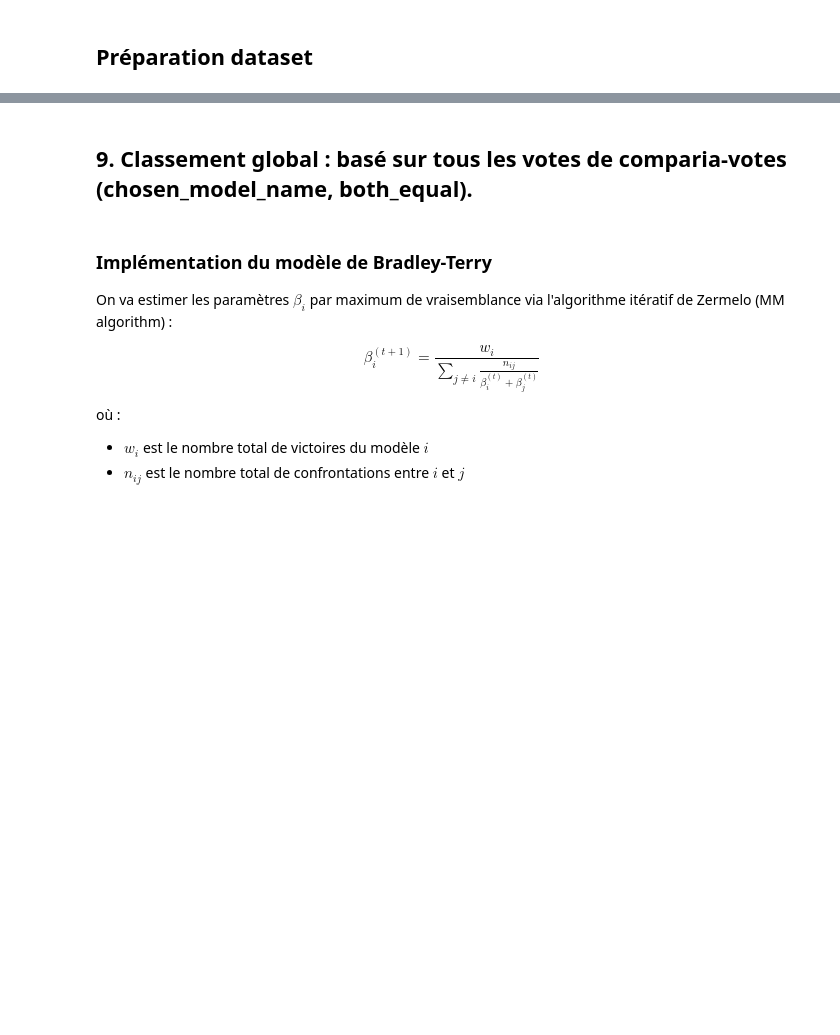
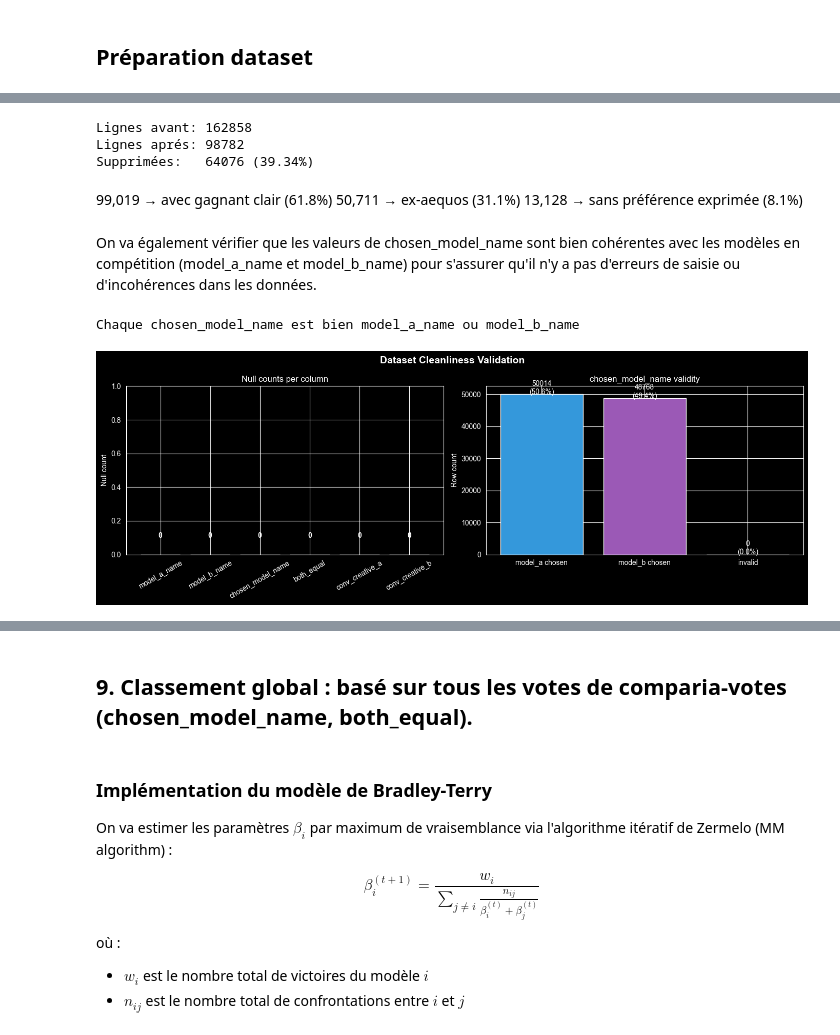
Before and after one commit to fannnyyy/Measure_creativity_LLM, a Jupyter notebook: Classement_par_modèle_Bradley-Terry/Bradley-Terry.ipynb, the cells around one changed output, grey strips where cells are left out. Saved outputs shown, nothing was run; the diff lists cells and outputs as text; code cells hidden in the pictures; blank space fills up the shorter version.

```diff
--- a/Classement_par_modèle_Bradley-Terry/Bradley-Terry.ipynb
+++ b/Classement_par_modèle_Bradley-Terry/Bradley-Terry.ipynb
@@ -400,0 +128,25 @@ Taille de la gain matrix: (73, 73)
+# %%
+print(f"Nombre de ex-aequos à retirer : "
+      f"{(df_votes['both_equal'] == 1).sum()} sur {len(df_votes)} entrées "
+      f"({100 * (df_votes['both_equal'] == 1).sum() / len(df_votes):.2f}%)"
+      )
+df_votes_clean = df_votes[
+    (df_votes['both_equal'] == 0) &
+    df_votes['chosen_model_name'].notna() &
+    (df_votes['model_a_name'] != df_votes['model_b_name'])  # ← à ajouter
+]
+
+print(f"Lignes avant: {len(df_votes)}")
+print(f"Lignes aprés: {len(df_votes_clean)}")
+print(f"Supprimées:   {len(df_votes) - len(df_votes_clean)} "
+      f"({100 * (len(df_votes) - len(df_votes_clean)) / len(df_votes):.2f}%)")
+# %% [output]
+Lignes avant: 162858
+Lignes aprés: 98782
+Supprimées:   64076 (39.34%)
+# %% [markdown]
+99,019  → avec gagnant clair       (61.8%)
+50,711  → ex-aequos                (31.1%)
+13,128  → sans préférence exprimée  (8.1%)
+# %% [markdown]
+On va également vérifier que les valeurs de chosen_model_name sont bien cohérentes avec les modèles en compétition (model_a_name et model_b_name) pour s'assurer qu'il n'y a pas d'erreurs de saisie ou d'incohérences dans les données.
@@ -400,0 +157,52 @@ Taille de la gain matrix: (73, 73)
+# %%
+valid_mask = (
+    (df_votes_clean['chosen_model_name'] == df_votes_clean['model_a_name']) |
+    (df_votes_clean['chosen_model_name'] == df_votes_clean['model_b_name'])
+)
+
+invalid = df_votes_clean[~valid_mask]
+if len(invalid) == 0:
+    print("Chaque chosen_model_name est bien model_a_name ou model_b_name")
+else:
+    print(f"!!! {len(invalid)} lignes invalides détectées :")
+    print(invalid[['model_a_name', 'model_b_name', 'chosen_model_name']].head(10))
+# %% [output]
+Chaque chosen_model_name est bien model_a_name ou model_b_name
+# %%
+fig, axes = plt.subplots(1, 2, figsize=(14, 5))
+fig.suptitle("Dataset Cleanliness Validation", fontsize=14, fontweight='bold')
+
+# --- Plot 1 : Null counts par colonne ---
+null_counts = df_votes_clean.isnull().sum()
+colors = ['#2ecc71' if v == 0 else '#e74c3c' for v in null_counts.values]
+
+axes[0].bar(null_counts.index, null_counts.values, color=colors)
+axes[0].set_title("Null counts per column")
+axes[0].set_ylabel("Null count")
+axes[0].set_ylim(0, max(1, null_counts.max() + 1))  # évite ylim=0 si tout est clean
+axes[0].tick_params(axis='x', rotation=30)
+for i, v in enumerate(null_counts.values):
+    axes[0].text(i, v + 0.1, str(v), ha='center', fontsize=10, fontweight='bold')
+
+# --- Plot 2 : Validité de chosen_model_name ---
+is_model_a = (df_votes_clean['chosen_model_name'] == df_votes_clean['model_a_name'])
+is_model_b = (df_votes_clean['chosen_model_name'] == df_votes_clean['model_b_name'])
+is_invalid = ~(is_model_a | is_model_b)
+
+counts = {
+    'model_a chosen': is_model_a.sum(),
+    'model_b chosen': is_model_b.sum(),
+    'invalid':        is_invalid.sum(),
+}
+bar_colors = ['#3498db', '#9b59b6', '#e74c3c']
+
+axes[1].bar(counts.keys(), counts.values(), color=bar_colors)
+axes[1].set_title("chosen_model_name validity")
+axes[1].set_ylabel("Row count")
+for i, (k, v) in enumerate(counts.items()):
+    axes[1].text(i, v + 50, f"{v}\n({100*v/len(df_votes_clean):.1f}%)", ha='center', fontsize=10)
+
+plt.tight_layout()
+plt.show()
+# %% [output]
+[figure, added]
```
Also changed, not shown: parts of 101 cells of this notebook.
